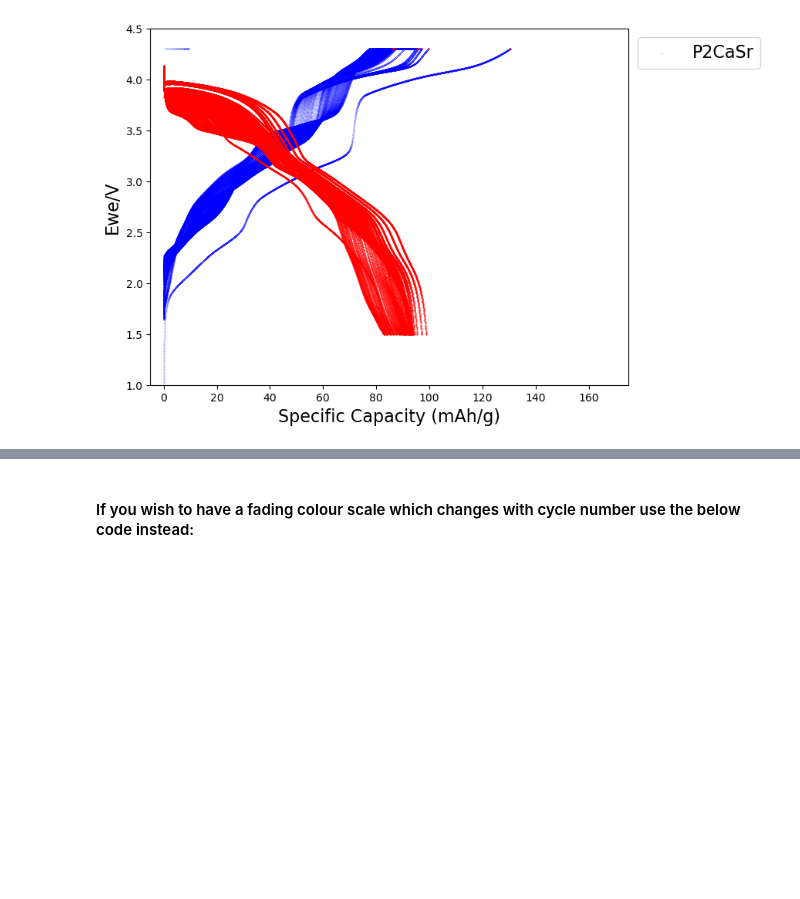
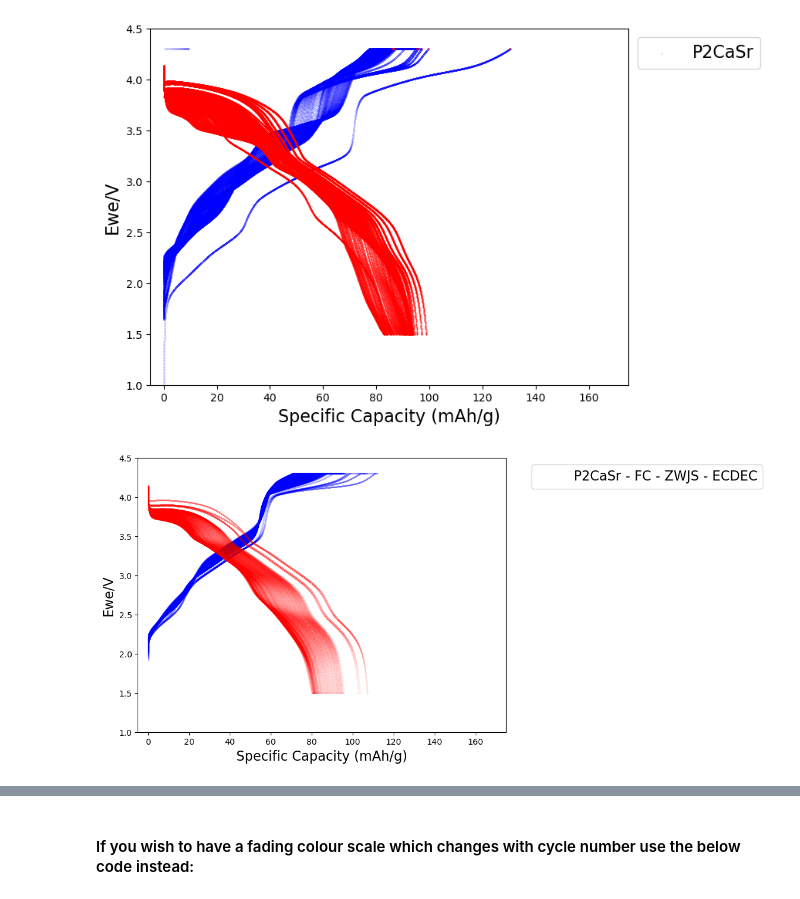
Before and after one commit to zoehwright/battery_characterisation_tool, a Jupyter notebook: battery_characterisation_tool/echem_plotting/templates/voltage_capacity_plotting.ipynb, the cells around one changed output, grey strips where cells are left out. Saved outputs shown, nothing was run; the diff lists cells and outputs as text; code cells hidden in the pictures; blank space fills up the shorter version.

```diff
--- a/battery_characterisation_tool/echem_plotting/templates/voltage_capacity_plotting.ipynb
+++ b/battery_characterisation_tool/echem_plotting/templates/voltage_capacity_plotting.ipynb
@@ -56,3 +53,21 @@ plot = GCDPlotting(file_path=file_path,
 plot.gcd_single_dataset()
 # %% [output]
 [figure]
+# %%
+#gcd data:
+from battery_characterisation_tool.echem_plotting.gcd_plotting import GCDPlotting
+file_path = r".txt"
+df = pd.read_csv(file_path, sep="\t", header=0)
+dataset_name = "Muon P2CaSr Sample"
+plot_title = "GCD Plot"
+active_mass = [0.01274] #in grams
+legend_labels = [""] #labels your dataset
+
+plot = GCDPlotting(file_path=file_path,
+                            plot_title = plot_title,
+                            dataset_name = dataset_name,
+                            active_mass=active_mass,
+                            legend_labels=legend_labels)
+plot.gcd_single_dataset()
+# %% [output]
+[figure, added]
```
Also changed, not shown: parts of 3 cells of this notebook, 8 other files.
